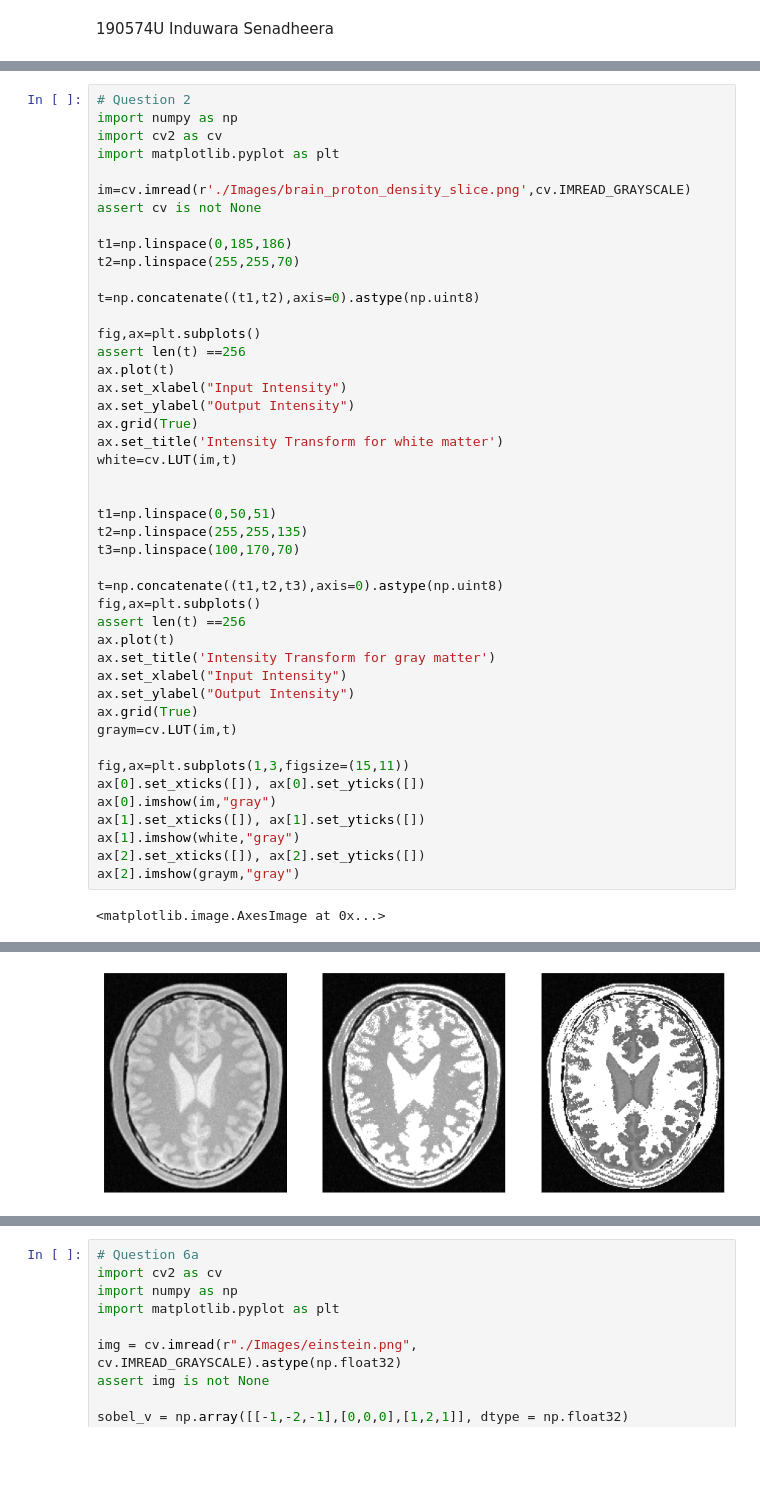
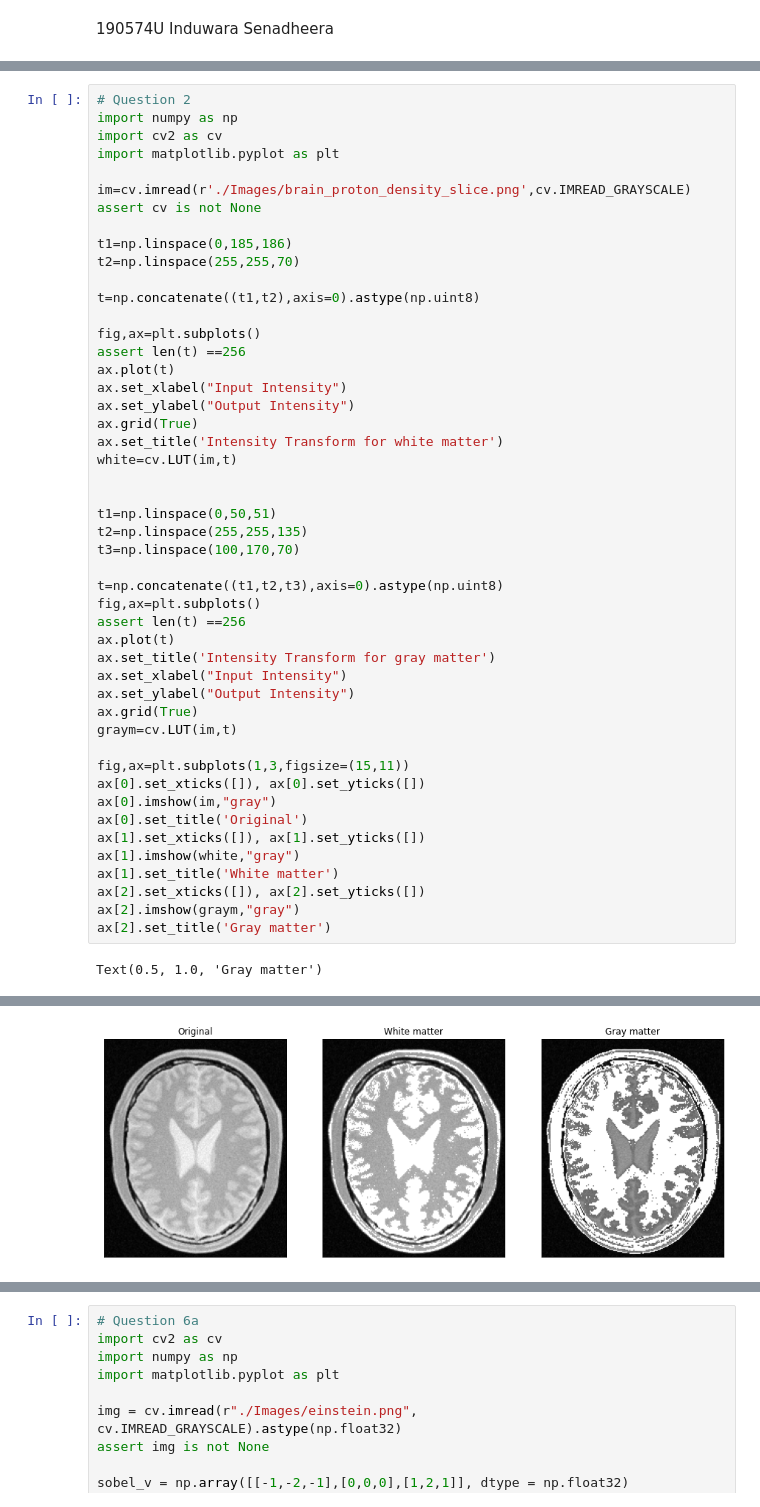
Before and after one commit to induwarasenadheera/EN2550---Fundamental-of-Image-Processing, a Jupyter notebook: assignment 1.ipynb, the cells around one changed output, grey strips where cells are left out. Cells and saved outputs as stored; diff of their text form; blank space fills up the shorter version.

```diff
--- a/assignment 1.ipynb
+++ b/assignment 1.ipynb
@@ -59,35 +59,38 @@ ax.set_xlabel("Input Intensity")
 ax.set_ylabel("Output Intensity")
 ax.grid(True)
 ax.set_title('Intensity Transform for white matter')
 white=cv.LUT(im,t)
 
 
 t1=np.linspace(0,50,51)
 t2=np.linspace(255,255,135)
 t3=np.linspace(100,170,70)
 
 t=np.concatenate((t1,t2,t3),axis=0).astype(np.uint8)
 fig,ax=plt.subplots()
 assert len(t) ==256
 ax.plot(t)
 ax.set_title('Intensity Transform for gray matter')
 ax.set_xlabel("Input Intensity")
 ax.set_ylabel("Output Intensity")
 ax.grid(True)
 graym=cv.LUT(im,t)
 
 fig,ax=plt.subplots(1,3,figsize=(15,11))
 ax[0].set_xticks([]), ax[0].set_yticks([])
 ax[0].imshow(im,"gray")
+ax[0].set_title('Original')
 ax[1].set_xticks([]), ax[1].set_yticks([])
 ax[1].imshow(white,"gray")
+ax[1].set_title('White matter')
 ax[2].set_xticks([]), ax[2].set_yticks([])
 ax[2].imshow(graym,"gray")
+ax[2].set_title('Gray matter')
 # %% [output]
-<matplotlib.image.AxesImage at 0x...>
+Text(0.5, 1.0, 'Gray matter')
 [figure]
 [figure]
-[figure, old version]
+[figure, new version]
 # %%
 # Question 3
 import numpy as np
```
Also changed, not shown: parts of 7 cells of this notebook, 24 other files.
